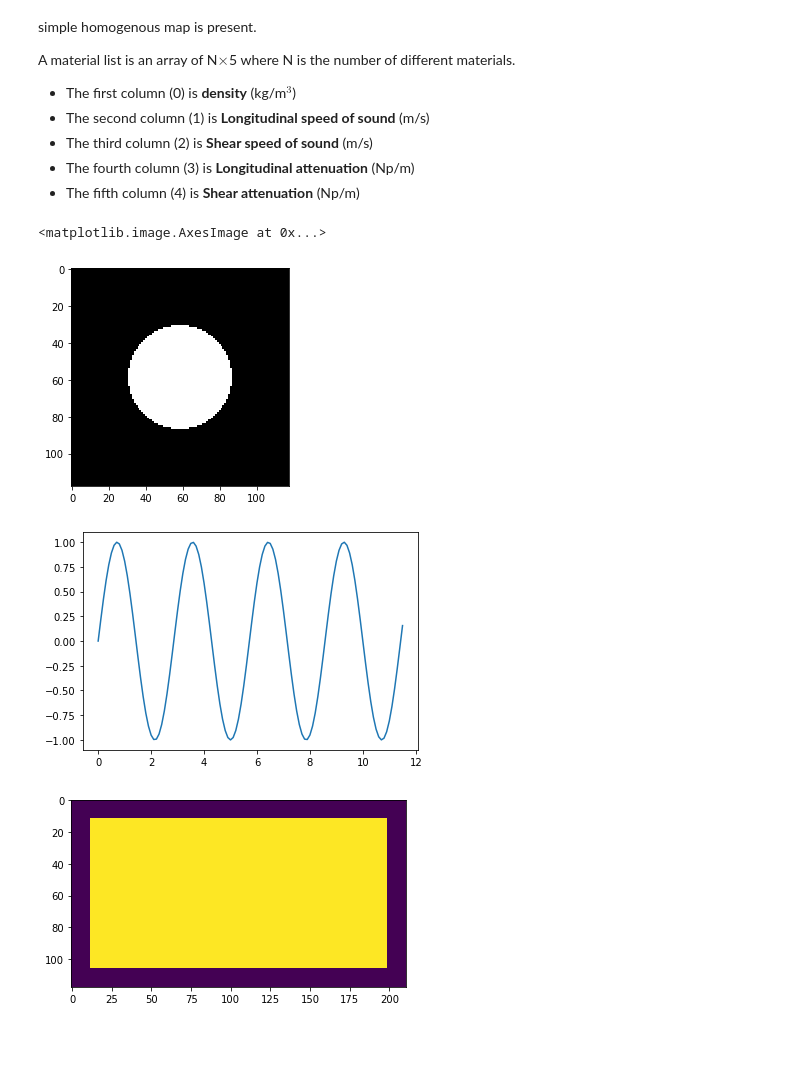
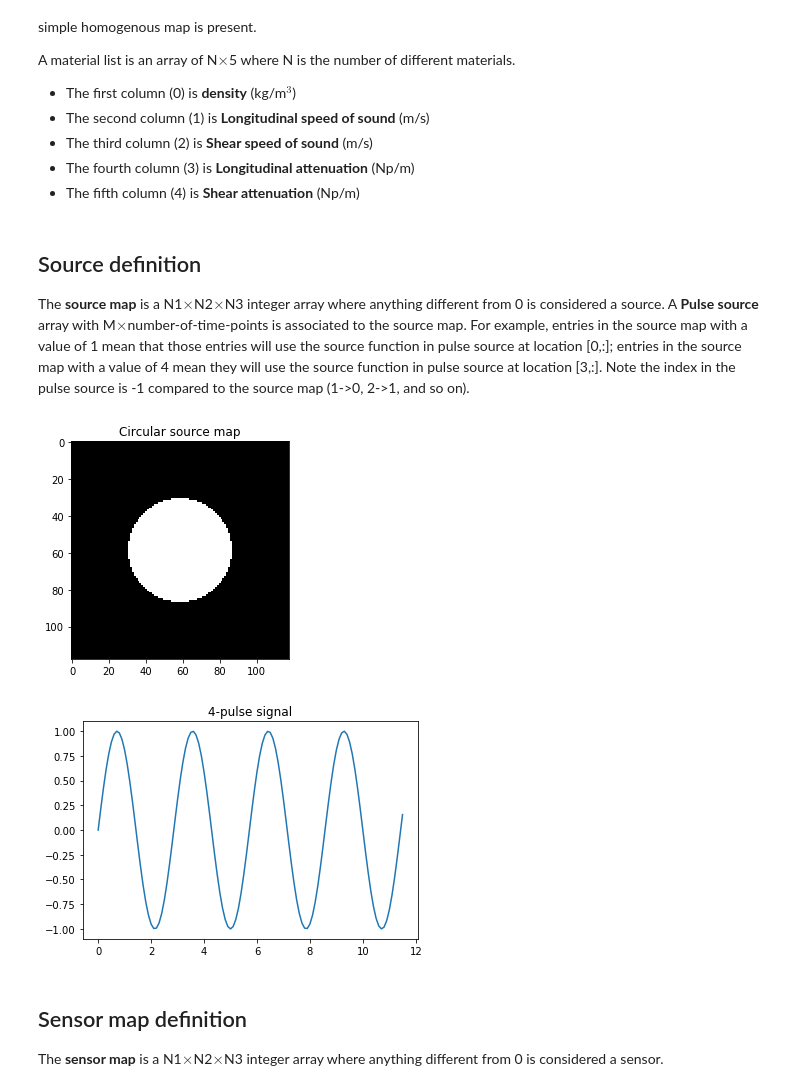
Before and after one commit to ProteusMRIgHIFU/BabelViscoFDTD, a Jupyter notebook: Example Notebooks/1 - Flat source homgenous medium.ipynb, the cells around one changed output. Cells and saved outputs as stored; diff of their text form; code cells hidden in the pictures; blank space fills up the shorter version.

```diff
--- a/Example Notebooks/1 - Flat source homgenous medium.ipynb
+++ b/Example Notebooks/1 - Flat source homgenous medium.ipynb
@@ -46,42 +54,44 @@ MaterialList=np.zeros((1,5)) # one material in this examples
 MaterialList[0,0]=MediumDensity # water density
 MaterialList[0,1]=MediumSOS # water SoS
 #all other parameters are set to 0
+# %% [markdown]
+## Source definition
+The **source map** is a N1$\times$N2$\times$N3 integer array where anything different from 0 is considered a source. A **Pulse source** array with M$\times$number-of-time-points is associated to the source map. For example, entries in the source map with a value of 1 mean that those entries will use the source function in pulse source at location [0,:]; entries in the source map with a value of 4 mean they will use the  source function in pulse source at location [3,:]. Note the index in the pulse source is -1 compared to the source map (1->0, 2->1, and so on).
 # %%
 def MakeCircularSource(DimX,DimY,SpatialStep,Diameter):
     #simple defintion of a circular source centred in the domain
     XDim=np.arange(DimX)*SpatialStep
     YDim=np.arange(DimY)*SpatialStep
     XDim-=XDim.mean()
     YDim-=YDim.mean()
     XX,YY=np.meshgrid(XDim,YDim)
     MaskSource=(XX**2+YY**2)<=(Diameter/2.0)**2
     return (MaskSource*1.0).astype(np.uint32)
 
 SourceMask=MakeCircularSource(N1,N2,SpatialStep,TxDiam)
 plt.imshow(SourceMask,cmap=plt.cm.gray);
+plt.title('Circular source map')
 
 SourceMap=np.zeros((N1,N2,N3),np.uint32)
 LocZ=int(np.round(TxPlaneLocation/SpatialStep))+PMLThickness
 SourceMap[:,:,LocZ]=SourceMask
-
-TemporalStep=1e-7 # this will be adjusted later
-
-LengthSource=4.0/Frequency #we will use 4 pulses
-TimeVectorSource=np.arange(0,LengthSource+TemporalStep,TemporalStep)
-
-PulseSource = np.sin(2*np.pi*Frequency*TimeVectorSource)
-plt.figure()
-plt.plot(TimeVectorSource*1e6,PulseSource)
-PulseSource=np.reshape(PulseSource,(1,len(TimeVectorSource)))
-
-SensorMap=np.zeros((N1,N2,N3),np.uint32)
-
-SensorMap[PMLThickness:-PMLThickness,int(N2/2),PMLThickness:-PMLThickness]=1
-
-plt.figure()
-plt.imshow(SensorMap[:,int(N2/2),:])
 # %% [output]
-<matplotlib.image.AxesImage at 0x...>
-[figure, old version]
+[figure, new version]
-[figure, removed]
-[figure, removed]
+# %%
+
+
+LengthSource=4.0/Frequency #we will use 4 pulses
+TimeVectorSource=np.arange(0,LengthSource+TemporalStep,TemporalStep)
+
+PulseSource = np.sin(2*np.pi*Frequency*TimeVectorSource)
+plt.figure()
+plt.plot(TimeVectorSource*1e6,PulseSource)
+plt.title('4-pulse signal')
+
+#note we need expressively to arrange the data in a 2D array
+PulseSource=np.reshape(PulseSource,(1,len(TimeVectorSource)))
+# %% [output]
+[figure, added]
+# %% [markdown]
+## Sensor map definition
+The **sensor map** is a N1$\times$N2$\times$N3 integer array where anything different from 0 is considered a sensor.
```
Also changed, not shown: parts of 6 cells of this notebook.
